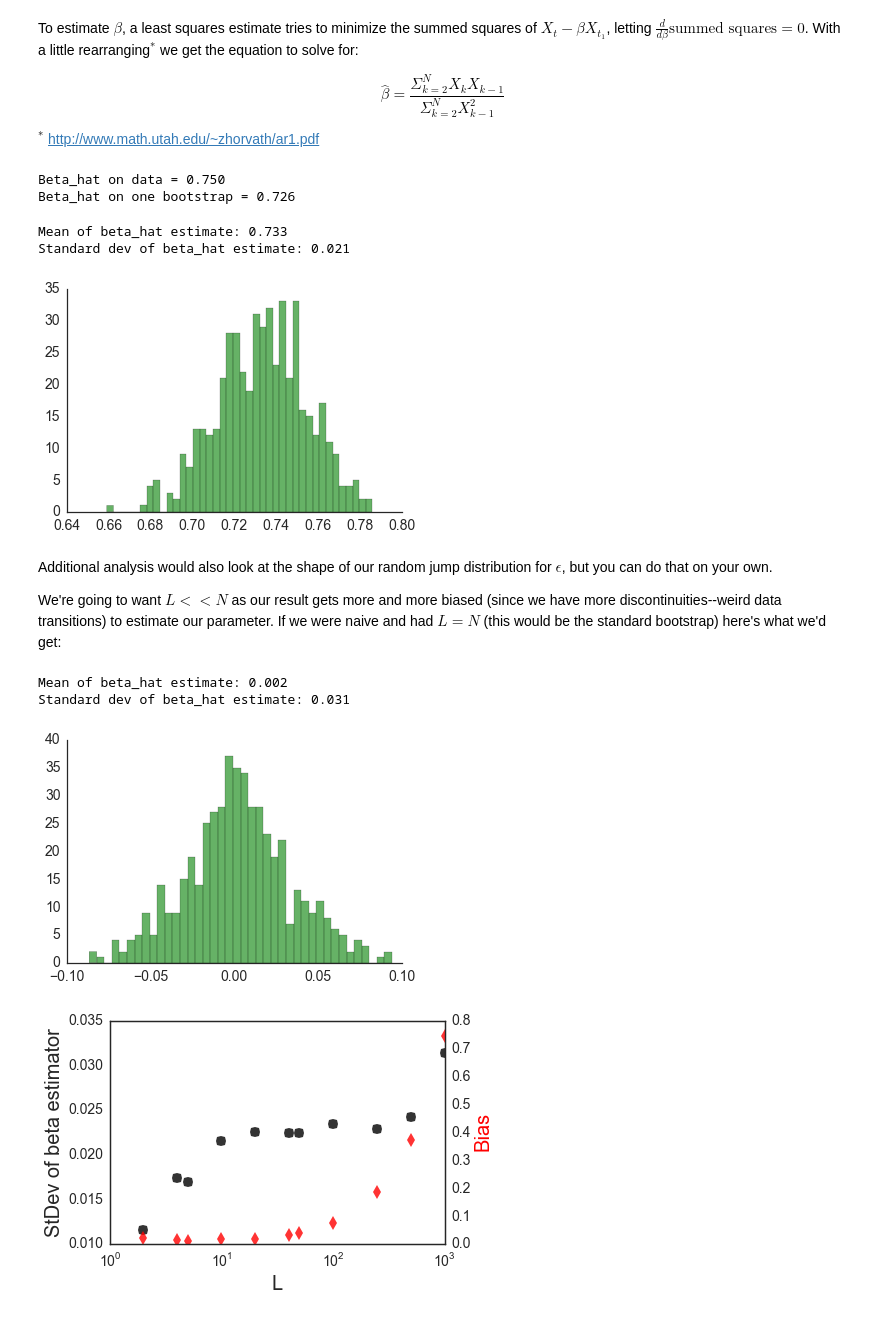
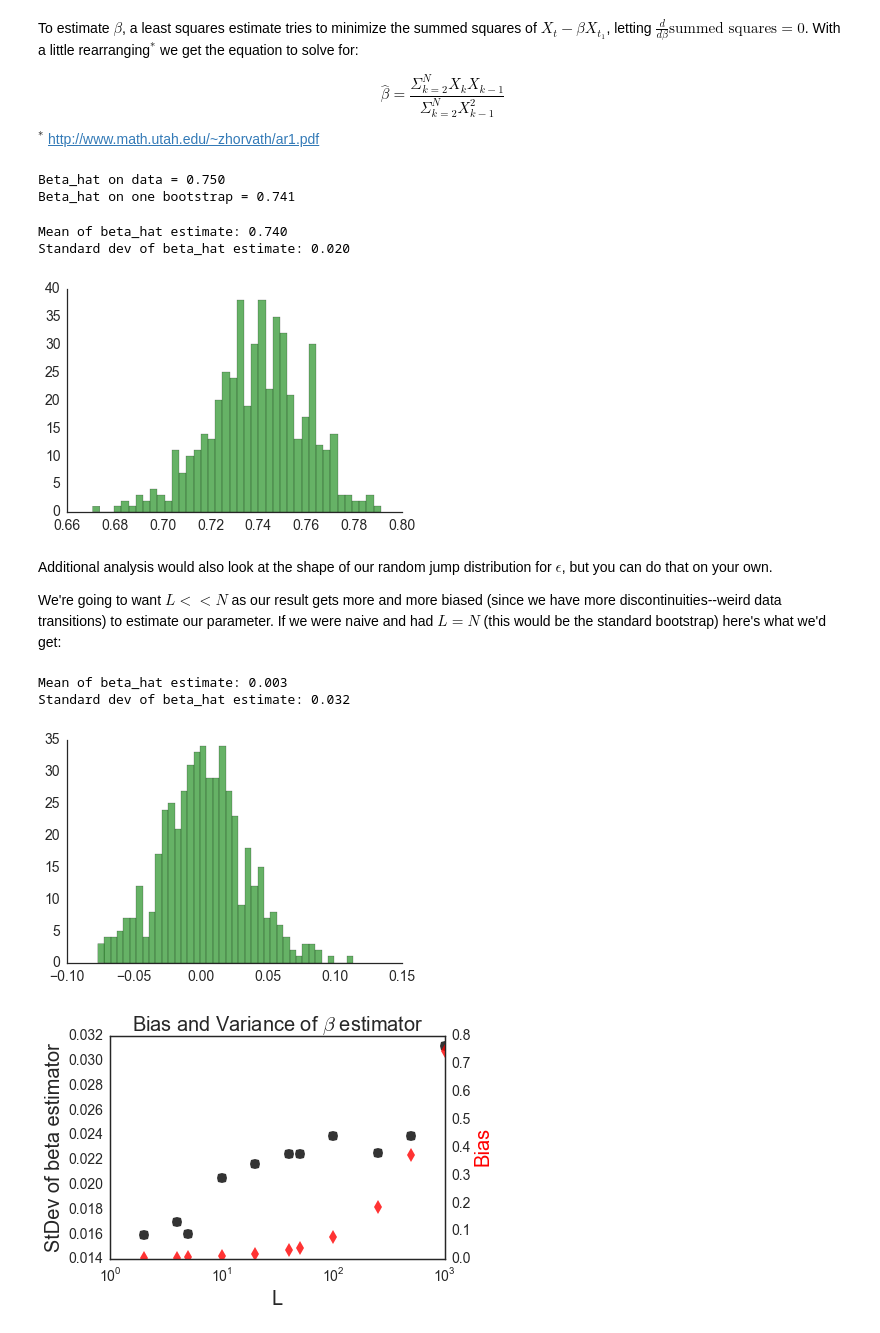
Before and after one commit to anzelpwj/Stats-week, a Jupyter notebook: Jackknife_and_Bootstrap.ipynb, the cells around one changed output. Drawn from its saved outputs; the diff is of its cells as text; code cells hidden in the pictures.

Commit message:
Small TS Bootstrap fix

```diff
--- a/Jackknife_and_Bootstrap.ipynb
+++ b/Jackknife_and_Bootstrap.ipynb
@@ -248,10 +248,13 @@ L_mbbs = 10
 X_mbbs = np.zeros(N_time)
 subset_length = int(N_time/L_mbbs)
 
+from numpy.matlib import repmat
+X_time_draw = repmat(X_time, 1, 2).ravel()
+
 for idx in range(L_mbbs):
-    start_idx = rd.randint(N_time - subset_length)  # Don't want to clip the end
+    start_idx = rd.randint(N_time)
     X_mbbs[subset_length*idx:subset_length*(idx+1)] = \
-        X_time[start_idx:(start_idx+subset_length)]
+        X_time_draw[start_idx:(start_idx+subset_length)]
 # %%
 plt.figure(figsize=(12,4))
 plt.fill_between(T_val, X_mbbs, y2=zero_level, color='r')
@@ -278,7 +281,7 @@ beta_hat = np.dot(X_mbbs[1:], X_mbbs[:-1])/np.dot(X_mbbs[:-1], X_mbbs[:-1])
 print('Beta_hat on one bootstrap = %.3f' % beta_hat)
 # %% [output]
 Beta_hat on data = 0.750
-Beta_hat on one bootstrap = 0.726
+Beta_hat on one bootstrap = 0.741
 # %%
 # Run bootstrap
 B_time = 500
@@ -290,9 +293,9 @@ Beta_hat_est = np.empty(B_time)
 rd.seed(1729)
 for ind in range(B_time):
     for idx in range(L_mbbs):
-        start_idx = rd.randint(N_time - subset_length)  # Don't want to clip the end
+        start_idx = rd.randint(N_time)
         X_mbbs[subset_length*idx:subset_length*(idx+1)] = \
-            X_time[start_idx:(start_idx+subset_length)]
+            X_time_draw[start_idx:(start_idx+subset_length)]
     Beta_hat_est[ind] = np.dot(X_mbbs[1:], X_mbbs[:-1])/np.dot(X_mbbs[:-1], X_mbbs[:-1])
 
 plt.hist(Beta_hat_est, bins=40, facecolor='g', alpha=.6)
@@ -301,9 +304,9 @@ print('Standard dev of beta_hat estimate: %.3f' % Beta_hat_est.std())
 plt.tick_params(labelsize=14)
 sns.despine()
 # %% [output]
-Mean of beta_hat estimate: 0.733
-Standard dev of beta_hat estimate: 0.021
+Mean of beta_hat estimate: 0.740
+Standard dev of beta_hat estimate: 0.020
-[figure, old version]
+[figure, new version]
 # %% [markdown]
 Additional analysis would also look at the shape of our random jump distribution for $\epsilon$, but you can do that on your own.
 
@@ -319,9 +322,9 @@ Beta_hat_est = np.empty(B_time)
 rd.seed(1729)
 for ind in range(B_time):
     for idx in range(L_mbbs):
-        start_idx = rd.randint(N_time - subset_length)  # Don't want to clip the end
+        start_idx = rd.randint(N_time)
         X_mbbs[subset_length*idx:subset_length*(idx+1)] = \
-            X_time[start_idx:(start_idx+subset_length)]
+            X_time_draw[start_idx:(start_idx+subset_length)]
     Beta_hat_est[ind] = np.dot(X_mbbs[1:], X_mbbs[:-1])/np.dot(X_mbbs[:-1], X_mbbs[:-1])
 
 plt.hist(Beta_hat_est, bins=40, facecolor='g', alpha=.6)
@@ -330,9 +333,9 @@ print('Standard dev of beta_hat estimate: %.3f' % Beta_hat_est.std())
 plt.tick_params(labelsize=14)
 sns.despine()
 # %% [output]
-Mean of beta_hat estimate: 0.002
-Standard dev of beta_hat estimate: 0.031
+Mean of beta_hat estimate: 0.003
+Standard dev of beta_hat estimate: 0.032
-[figure, old version]
+[figure, new version]
 # %%
 L_test = np.array([2, 4, 5, 10, 20, 40, 50, 100, 250, 500, 1000])
 LargeB_time = 2000
@@ -348,25 +351,26 @@ for L_ind in range(len(L_test)):
     Beta_hat_est = np.empty(LargeB_time)
     for ind in range(LargeB_time):
         for idx in range(L_mbbs):
-            start_idx = rd.randint(N_time - subset_length)  # Don't want to clip the end
+            start_idx = rd.randint(N_time)
             X_mbbs[subset_length*idx:subset_length*(idx+1)] = \
-                X_time[start_idx:(start_idx+subset_length)]
+                X_time_draw[start_idx:(start_idx+subset_length)]
         Beta_hat_est[ind] = np.dot(X_mbbs[1:], X_mbbs[:-1])/np.dot(X_mbbs[:-1], X_mbbs[:-1])
     beta_by_L_std[L_ind] = Beta_hat_est.std()
     beta_by_L_bias[L_ind] = beta_AR1 - Beta_hat_est.mean()
 # %%
 fig, ax1 = plt.subplots()
 
 ax1.semilogx(L_test, beta_by_L_std, color='k', marker='o', markersize=10,
              alpha=.8, linestyle='', label='StDev')
 ax1.set_xlabel('L', fontsize=20)
 ax1.set_ylabel('StDev of beta estimator', fontsize=20)
 ax1.tick_params(labelsize=14)
+ax1.set_title(r'Bias and Variance of $\beta$ estimator', fontsize=20)
 
 ax2 = ax1.twinx()
 ax2.semilogx(L_test, beta_by_L_bias, color='r', marker='d', markersize=10,
              alpha=.8, linestyle='', label='Bias')
 ax2.set_ylabel('Bias', fontsize=20, color='r')
 ax2.tick_params(labelsize=14)
 # %% [output]
-[figure, old version]
+[figure, new version]
```
Also changed, not shown: parts of 8 cells of this notebook.
